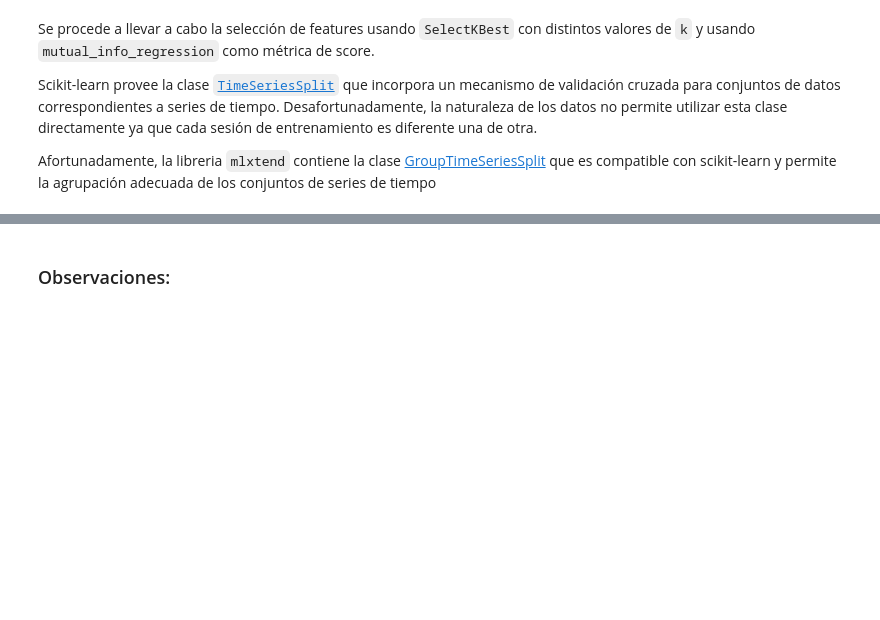
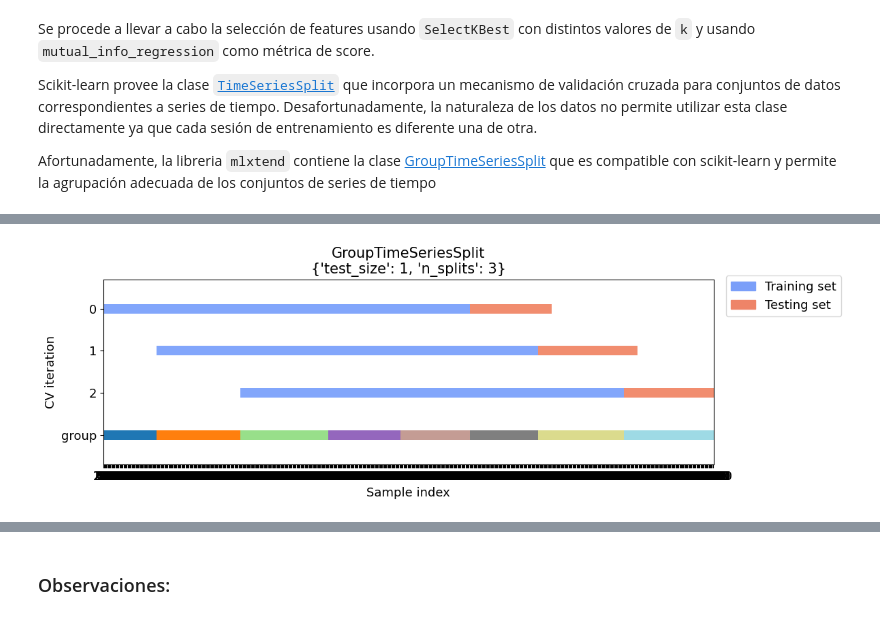
Before and after one commit to ericmaster/ai-master-sl-project, a Jupyter notebook: project.ipynb, the cells around one changed output, grey strips where cells are left out. Drawn from its saved outputs; the diff is of its cells as text; code cells hidden in the pictures; blank space fills up the shorter version.

```diff
--- a/project.ipynb
+++ b/project.ipynb
@@ -624,12 +624,12 @@ from datetime import datetime
 # Convert the comparison string to a datetime.date object
 comparison_date = datetime.strptime("2025-01-01", "%Y-%m-%d").date()
 
-X_train_val = data_lags[data_lags["date"] < comparison_date]
-X_test = data_lags[data_lags["date"] >= comparison_date]
+train_val_data = data_lags[data_lags["date"] < comparison_date]
+test_data = data_lags[data_lags["date"] >= comparison_date]
 
 # Ensure the data is sorted by date and duration
-X_train_val.sort_values(by=["date", "duration"], inplace=True)
-X_test.sort_values(by=["date", "duration"], inplace=True)
+train_val_data.sort_values(by=["date", "duration"], inplace=True)
+test_data.sort_values(by=["date", "duration"], inplace=True)
 # %% [output]
 A value is trying to be set on a copy of a slice from a DataFrame
 
@@ -646,93 +646,74 @@ Scikit-learn provee la clase [`TimeSeriesSplit`](https://scikit-learn.org/stable
 
 Afortunadamente, la libreria `mlxtend` contiene la clase [GroupTimeSeriesSplit](https://rasbt.github.io/mlxtend/user_guide/evaluate/GroupTimeSeriesSplit/) que es compatible con scikit-learn y permite la agrupación adecuada de los conjuntos de series de tiempo
 # %%
-# About 50% of the code generated with ChatGPT and Copilot assistance
+# Code partially generated with ChatGPT and Copilot assistance
 # Prompt:   "Use https://rasbt.github.io/mlxtend/user_guide/evaluate/GroupTimeSeriesSplit/
 #           to implement feature selection with scikit-learn using SelectKBest
-#           with mutual_info_regression as the scoring function."
+#           with mutual_info_regression."
 
 # Code was updated to implement a pipeline and cross_val_score
 # which wasn't initially suggested by chatGPT
 
 import numpy as np
 from sklearn.discriminant_analysis import StandardScaler
-from sklearn.feature_selection import SelectKBest, f_regression, mutual_info_regression
+from sklearn.feature_selection import SelectKBest, mutual_info_regression
 from sklearn.ensemble import RandomForestRegressor
-
-# from sklearn.metrics import mean_squared_error
-from mlxtend.evaluate import GroupTimeSeriesSplit
-from sklearn.model_selection import cross_val_score
+from sklearn.metrics import mean_squared_error
+from mlxtend.evaluate.time_series import GroupTimeSeriesSplit, plot_splits
+from sklearn.model_selection import cross_val_score, cross_validate
 from sklearn.pipeline import Pipeline
 
 # Extract X and y datasets for training
-X = X_train_val.drop(columns=["timestamp", "date", "distance_diff", "distance"])
-y = X_train_val["distance"]
-groups = X_train_val["date"]
+# Filter train_val_data to test with smaller dataset (last years only) for time sake
+train_val_data_f = train_val_data[
+    train_val_data["date"] > datetime.strptime("2024-01-01", "%Y-%m-%d").date()
+]
+X = train_val_data_f.drop(columns=["timestamp", "date", "distance_diff", "distance"])
+y = train_val_data_f["distance"]
+# encode date as consecutive integers
+dates = pd.to_datetime(train_val_data_f["date"])
+groups = pd.factorize(dates)[0]
+print(groups)
 
 # Group-aware time series split
 # Set the test size to 20% of the unique groups
-test_size = int(0.2 * len(groups.unique()))
+test_size = int(0.2 * len(dates.unique()))
+# Only 3 split for the sake of time
 cv_args = {"test_size": test_size, "n_splits": 3}
+plot_splits(X, y, groups, **cv_args)
 gtscv = GroupTimeSeriesSplit(**cv_args)
 
-results = {}
+k_scores = {}
+k_results = {}
 
 # The Pipeline...
 pipeline = Pipeline(
     [
         ("scaler", StandardScaler()),
         ("feature_selection", SelectKBest(score_func=mutual_info_regression)),
-        ("model", RandomForestRegressor()),
+        (
+            "model",
+            RandomForestRegressor(min_samples_split=100, max_depth=15, random_state=42),
+        ),
     ]
 )
 
 # Iterate over different values of k for feature selection
-k_values = range(X.shape[1] - 20, X.shape[1] - 5, 2)
+k_values = range(X.shape[1] - 20, X.shape[1] - 4, 3)
+print(f"Evaluating k values: {list(k_values)}")
 for k in k_values:
     print(f"Evaluating k={k}...")
     scores = []
     selected_features = []
 
-    # for train_idx, val_idx in gtscv.split(X, y, groups):
-    #     # Split data
-    #     X_train, y_train = X.iloc[train_idx], y.iloc[train_idx]
-    #     X_val, y_val = X.iloc[val_idx], y.iloc[val_idx]
-
-    #     # Train the pipeline
-    #     pipeline.fit(X_train, y_train)
-
-    #     # Get selected features
-    #     selected_mask = pipeline.named_steps["feature_selection"].get_support()
-    #     fold_selected = X.columns[selected_mask].tolist()
-    #     selected_features.append(fold_selected)
-
-    #     # Evaluate
-    #     score = pipeline.score(X_val, y_val)
-    #     scores.append(score)
-
-    print("Val on split...")
-    scores = cross_val_score(pipeline, X, y, groups=groups, cv=gtscv)
-    selected_mask = pipeline.named_steps["feature_selection"].get_support()
-    fold_selected = X.columns[selected_mask].tolist()
-    selected_features.append(fold_selected)
+    pipeline.set_params(feature_selection__k=k)
+    scores = cross_val_score(
+        pipeline, X, y, groups=groups, cv=gtscv, scoring="neg_mean_squared_error", verbose=3
+    )
+    # k_results = cross_validate(
+    #     pipeline, X, y, groups=groups, cv=gtscv, verbose=3, return_estimator=True
+    # )
 
     # Store results
-    results[k] = {
-        "mean_score": np.mean(scores),
-        "std_score": np.std(scores),
-        "selected_features": selected_features,
-    }
-
-best_k = max(results, key=lambda k: results[k]["mean_score"])
-print(f"Best k: {best_k}")
-
-all_features = []
-for features_list in results[best_k]["selected_features"]:
-    all_features.extend(features_list)
-
-feature_counts = pd.Series(all_features).value_counts()
-best_features = feature_counts.index[
-    feature_counts >= len(results[best_k]["selected_features"]) / 2
-].tolist()
-print(f"Best features: {best_features}")
+    k_scores[k] = scores
 # %% [output]
@@ -740,0 +721 @@ Val on split...
+[figure, added]
```
Also changed, not shown: parts of 29 cells of this notebook.
